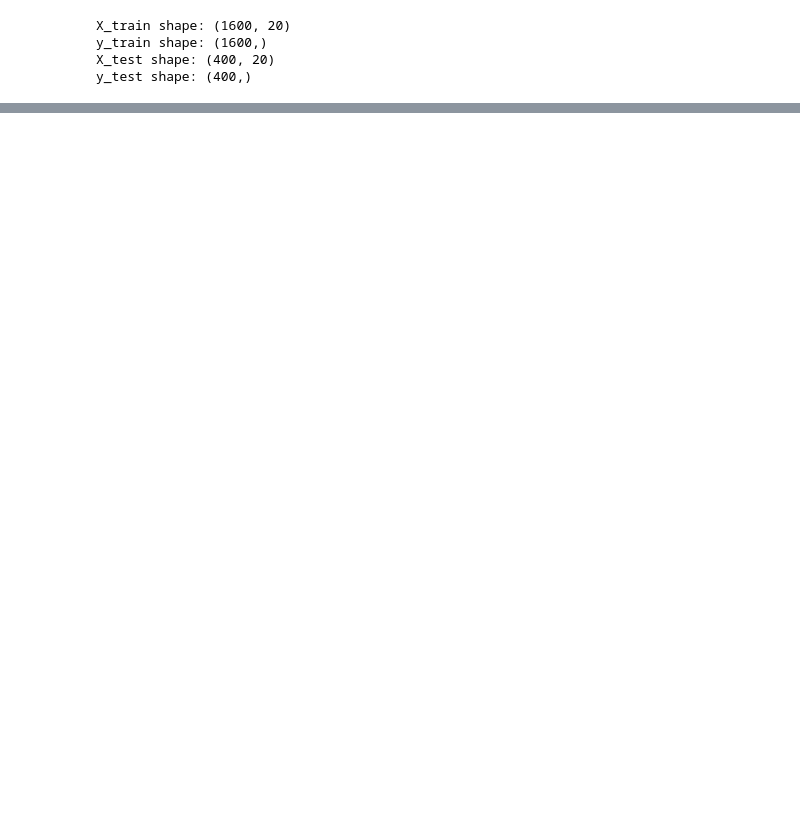
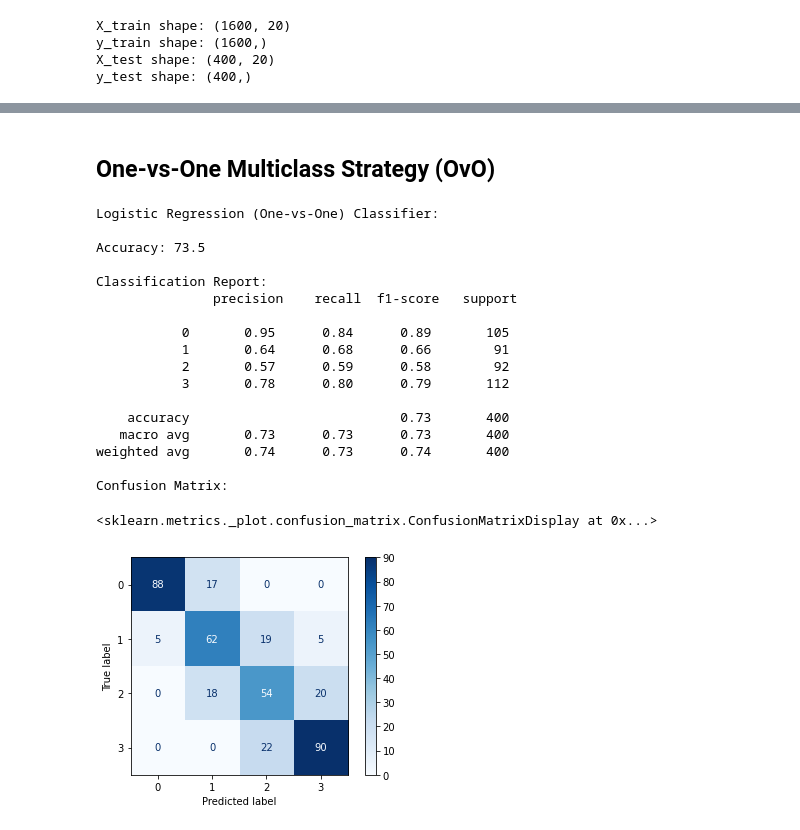
Before and after one commit to Ogutu01/Mobile-Price-Classifier, a Jupyter notebook: index.ipynb, the cells around one changed output, grey strips where cells are left out. Drawn from its saved outputs; the diff is of its cells as text; code cells hidden in the pictures; blank space fills up the shorter version.

Commit message:
Modelling section added

```diff
--- a/index.ipynb
+++ b/index.ipynb
@@ -347,3 +334,57 @@ Logistic Regression (One-vs-Rest) Classifier:
 Confusion Matrix:
 <sklearn.metrics._plot.confusion_matrix.ConfusionMatrixDisplay at 0x...>
 [figure]
+# %% [markdown]
+## **One-vs-One Multiclass Strategy (OvO)**
+# %%
+from sklearn.multiclass import OneVsOneClassifier
+
+
+# Create a logistic regression instance
+model_ovo = LogisticRegression()
+
+# Define the OvO strategy
+ovo = OneVsOneClassifier(model_ovo)
+
+# Train the model
+ovo.fit(X_train, y_train)
+
+# Make predictions
+y_pred = ovo.predict(X_test)
+
+print("Logistic Regression (One-vs-One) Classifier:\n")
+
+# Evaluate the model
+accuracy = round(accuracy_score(y_test, y_pred) * 100, 2)
+classification_report_result = classification_report(y_test, y_pred)
+conf_matrix = confusion_matrix(y_test, y_pred)
+
+print(f"Accuracy: {accuracy}")
+print("\nClassification Report:\n", classification_report_result)
+
+
+
+# Display confusion matrix as a heatmap
+print("Confusion Matrix:")
+disp = ConfusionMatrixDisplay(confusion_matrix=conf_matrix, display_labels=ovo.classes_)
+disp.plot(cmap='Blues')
+# %% [output]
+Logistic Regression (One-vs-One) Classifier:
+
+Accuracy: 73.5
+
+Classification Report:
+               precision    recall  f1-score   support
+
+           0       0.95      0.84      0.89       105
+           1       0.64      0.68      0.66        91
+           2       0.57      0.59      0.58        92
+           3       0.78      0.80      0.79       112
+
+    accuracy                           0.73       400
+   macro avg       0.73      0.73      0.73       400
+weighted avg       0.74      0.73      0.74       400
+
+Confusion Matrix:
+<sklearn.metrics._plot.confusion_matrix.ConfusionMatrixDisplay at 0x...>
+[figure, added]
```
Also changed, not shown: parts of 9 cells of this notebook.
